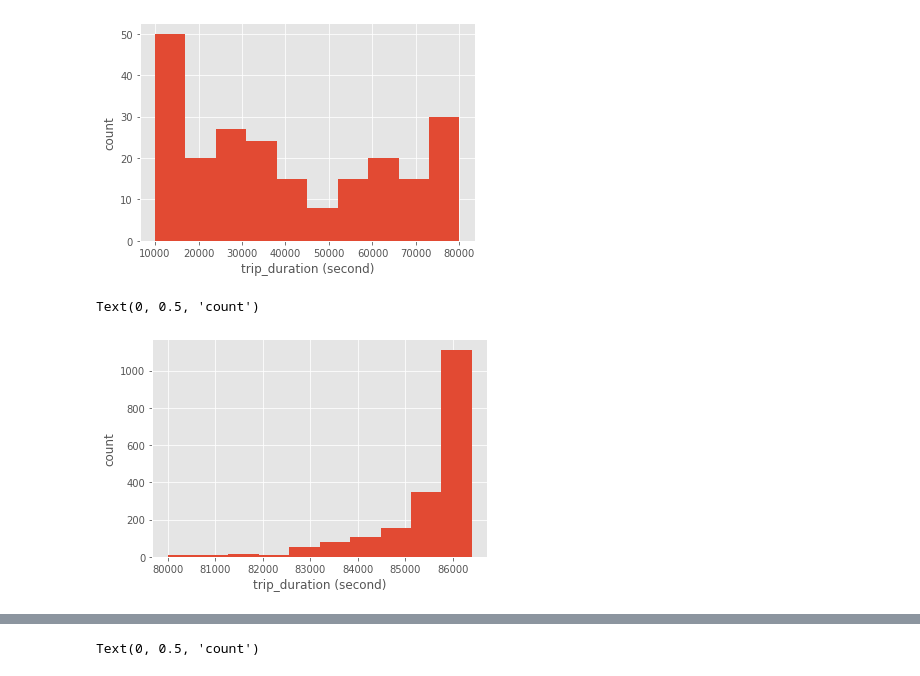
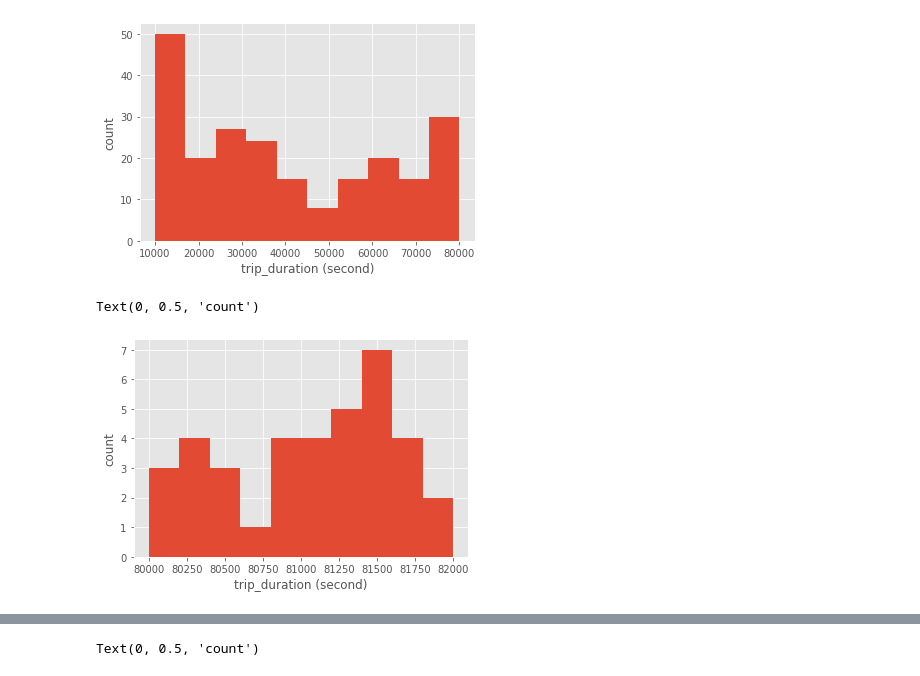
Before and after one commit to trunghq0205/Python4DS, a Jupyter notebook: final_project_report.ipynb, the cells around one changed output, grey strips where cells are left out. Saved outputs shown, nothing was run; the diff lists cells and outputs as text; code cells hidden in the pictures.

```diff
--- a/final_project_report.ipynb
+++ b/final_project_report.ipynb
@@ -312,9 +311,9 @@ plt.ylabel('count')
 Text(0, 0.5, 'count')
 [figure]
 # %%
-plt.hist(taxi_df['trip_duration'], range=(80000, 86400))
+plt.hist(taxi_df['trip_duration'], range=(80000, 82000))
 plt.xlabel('trip_duration (second)')
 plt.ylabel('count')
 # %% [output]
 Text(0, 0.5, 'count')
-[figure, old version]
+[figure, new version]
```
Also changed, not shown: parts of 16 cells of this notebook.
